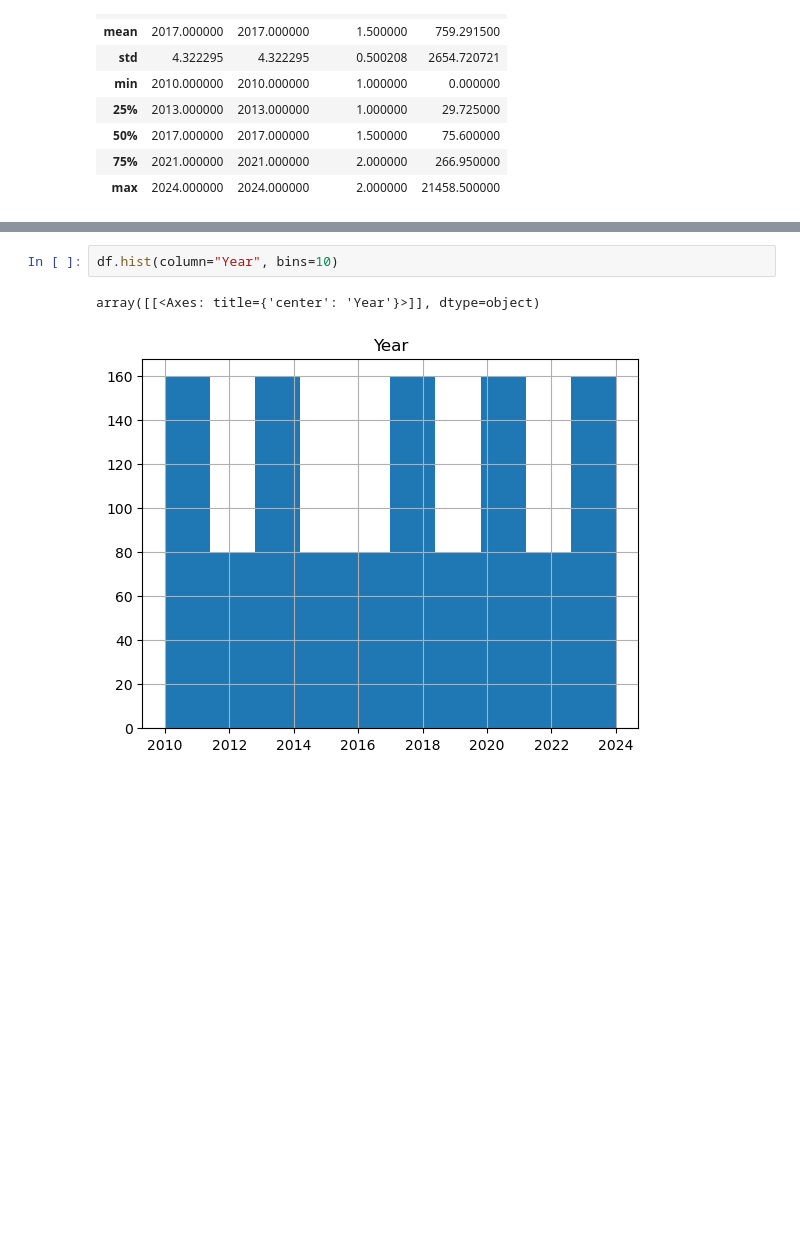
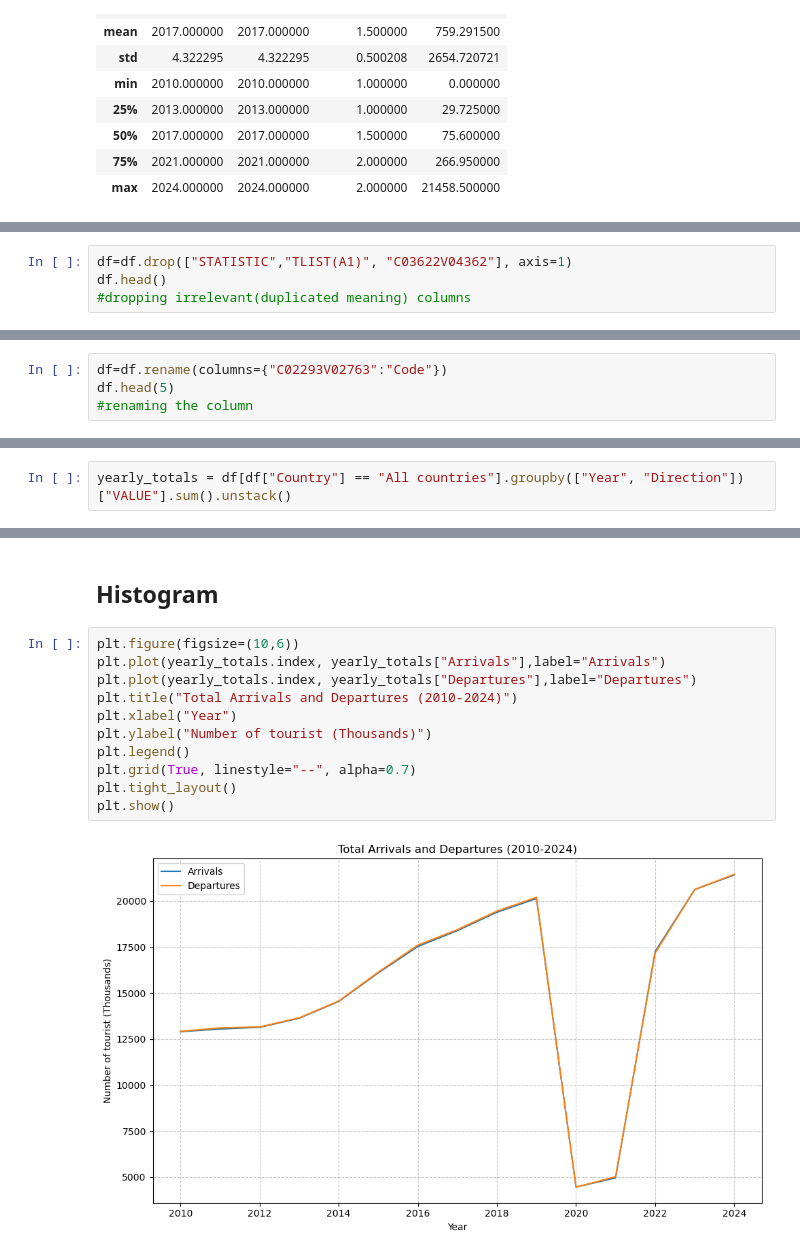
Before and after one commit to Zayaa0404/tourism1, a Jupyter notebook: tourism1.ipynb, the cells around one changed output, grey strips where cells are left out. Saved outputs shown, nothing was run; the diff lists cells and outputs as text; blank space fills up the shorter version.

Commit message:
statistic
statistic

```diff
--- a/tourism1.ipynb
+++ b/tourism1.ipynb
@@ -60,0 +97,4 @@ df.describe()
+# %%
+df=df.drop(["STATISTIC","TLIST(A1)", "C03622V04362"], axis=1)
+df.head()
+#dropping irrelevant(duplicated meaning) columns
@@ -60,0 +108,4 @@ df.describe()
+# %%
+df=df.rename(columns={"C02293V02763":"Code"})
+df.head(5)
+#renaming the column
@@ -60,0 +119,2 @@ df.describe()
+# %%
+yearly_totals = df[df["Country"] == "All countries"].groupby(["Year", "Direction"])["VALUE"].sum().unstack()
@@ -61,5 +143,15 @@ df.describe()
+# %% [markdown]
+## Histogram
 # %%
-df.hist(column="Year", bins=10)
+plt.figure(figsize=(10,6))
+plt.plot(yearly_totals.index, yearly_totals["Arrivals"],label="Arrivals")
+plt.plot(yearly_totals.index, yearly_totals["Departures"],label="Departures")
+plt.title("Total Arrivals and Departures (2010-2024)")
+plt.xlabel("Year")
+plt.ylabel("Number of tourist (Thousands)")
+plt.legend()
+plt.grid(True, linestyle="--", alpha=0.7)
+plt.tight_layout()
+plt.show()
 # %% [output]
-array([[<Axes: title={'center': 'Year'}>]], dtype=object)
-[figure, old version]
+[figure, new version]
```
Also changed, not shown: parts of 18 cells of this notebook.
